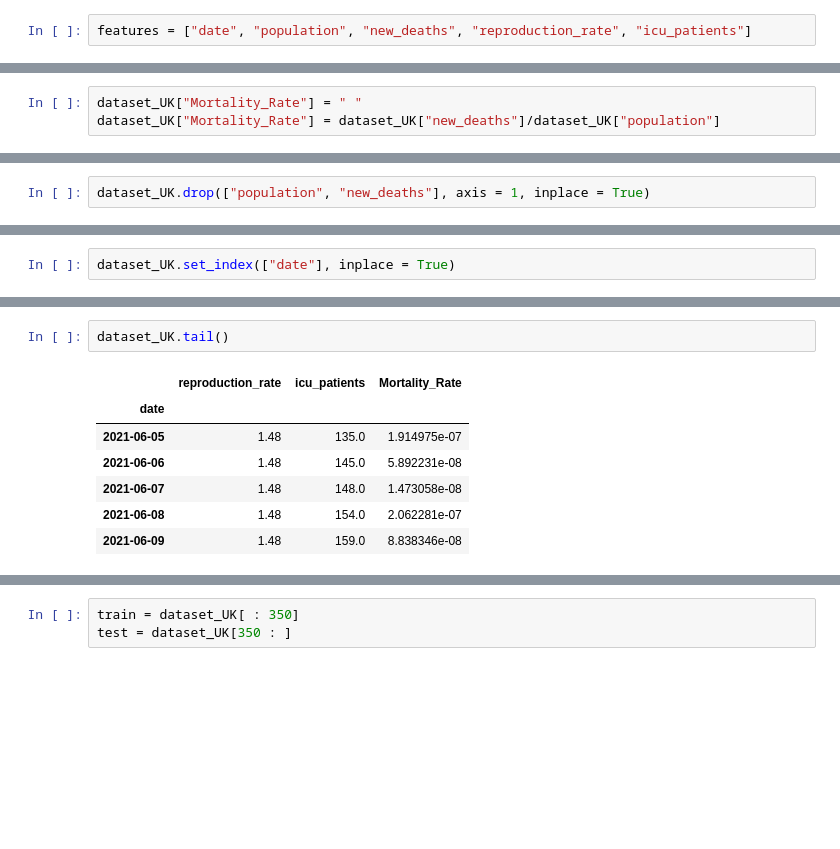
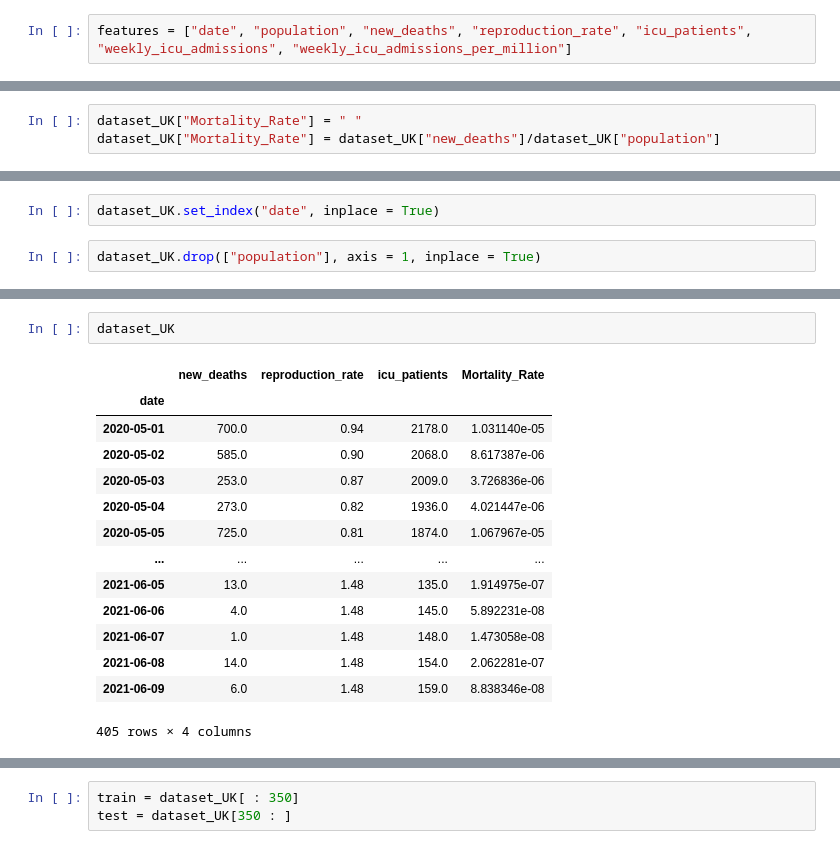
Before and after one commit to abhishek111222/Data-Science-Project, a Jupyter notebook: week6.ipynb, the cells around one changed output, grey strips where cells are left out. Drawn from its saved outputs; the diff is of its cells as text; blank space fills up the shorter version.

```diff
--- a/week6.ipynb
+++ b/week6.ipynb
@@ -92,7 +92,7 @@ Index(['iso_code', 'continent', 'location', 'date', 'total_cases', 'new_cases',
        'life_expectancy', 'human_development_index', 'excess_mortality'],
       dtype='object')
 # %%
-features = ["date", "population", "new_deaths", "reproduction_rate", "icu_patients"]
+features = ["date", "population", "new_deaths", "reproduction_rate", "icu_patients", "weekly_icu_admissions", "weekly_icu_admissions_per_million"]
 # %%
 dataset_UK = dataset_UK[dataset_UK["date"] >= "2020-05-01"]
 # %%
@@ -154,2 +144,4 @@ len(dataset_UK)
+# %%
+dataset_UK.set_index("date", inplace = True)
 # %%
-dataset_UK.drop(["population", "new_deaths"], axis = 1, inplace = True)
+dataset_UK.drop(["population"], axis = 1, inplace = True)
@@ -165,2 +167,0 @@ dataset_UK.tail()
-# %%
-dataset_UK.set_index(["date"], inplace = True)
@@ -167,10 +184,17 @@ dataset_UK.set_index(["date"], inplace = True)
 # %%
-dataset_UK.tail()
+dataset_UK
 # %% [output]
-|  | reproduction_rate | icu_patients | Mortality_Rate |
-| date |  |  |  |
-| 2021-06-05 | 1.48 | 135.0 | 1.914975e-07 |
-| 2021-06-06 | 1.48 | 145.0 | 5.892231e-08 |
-| 2021-06-07 | 1.48 | 148.0 | 1.473058e-08 |
-| 2021-06-08 | 1.48 | 154.0 | 2.062281e-07 |
-| 2021-06-09 | 1.48 | 159.0 | 8.838346e-08 |
+|  | new_deaths | reproduction_rate | icu_patients | Mortality_Rate |
+| date |  |  |  |  |
+| 2020-05-01 | 700.0 | 0.94 | 2178.0 | 1.031140e-05 |
+| 2020-05-02 | 585.0 | 0.90 | 2068.0 | 8.617387e-06 |
+| 2020-05-03 | 253.0 | 0.87 | 2009.0 | 3.726836e-06 |
+| 2020-05-04 | 273.0 | 0.82 | 1936.0 | 4.021447e-06 |
+| 2020-05-05 | 725.0 | 0.81 | 1874.0 | 1.067967e-05 |
+| ... | ... | ... | ... | ... |
+| 2021-06-05 | 13.0 | 1.48 | 135.0 | 1.914975e-07 |
+| 2021-06-06 | 4.0 | 1.48 | 145.0 | 5.892231e-08 |
+| 2021-06-07 | 1.0 | 1.48 | 148.0 | 1.473058e-08 |
+| 2021-06-08 | 14.0 | 1.48 | 154.0 | 2.062281e-07 |
+| 2021-06-09 | 6.0 | 1.48 | 159.0 | 8.838346e-08 |
+405 rows × 4 columns
```
Also changed, not shown: parts of 21 cells of this notebook.
